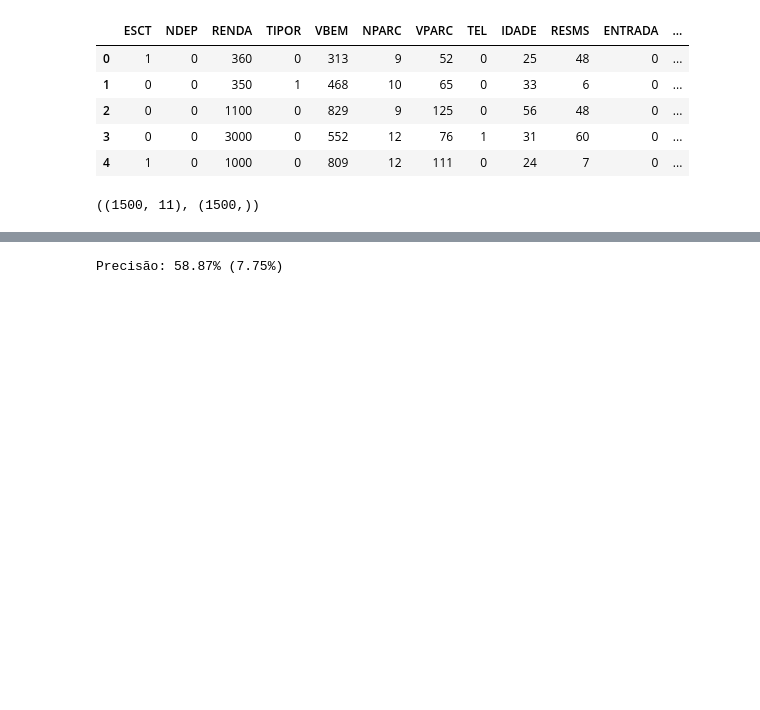
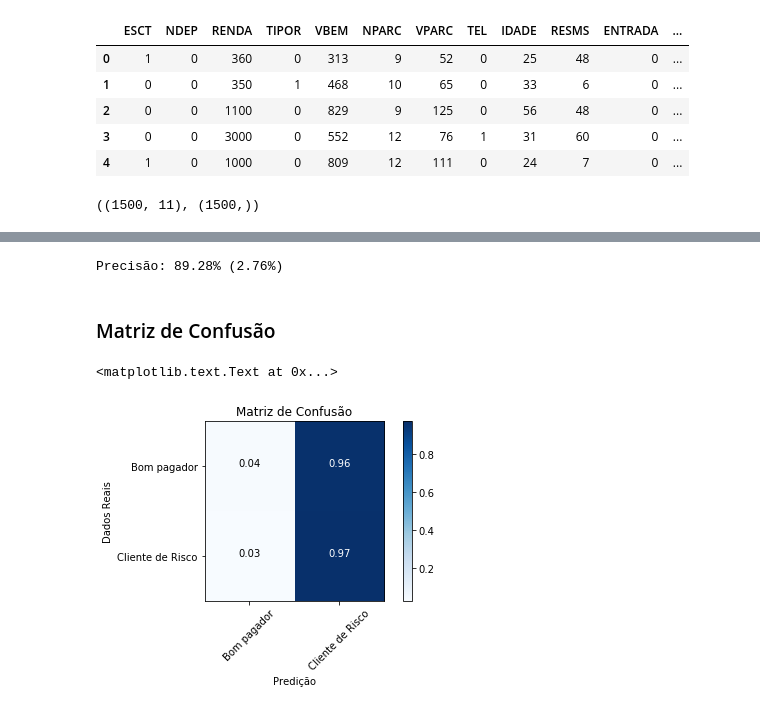
Before and after one commit to ramonsilvanet/trabalho-redes-neurais, a Jupyter notebook: exercício_1_emprestimo_bancario.ipynb, the cells around one changed output, grey strips where cells are left out. Drawn from its saved outputs; the diff is of its cells as text; code cells hidden in the pictures; blank space fills up the shorter version.

Commit message:
:imp:  Matriz de confusão

```diff
--- a/exercício_1_emprestimo_bancario.ipynb
+++ b/exercício_1_emprestimo_bancario.ipynb
@@ -103,18 +122,46 @@ encoded_T = encoder.transform(T)
 # %%
-def criar_modelo():
-    model = Sequential()
-    model.add(Dense(32, input_dim=11, kernel_initializer='normal', activation='relu'))
-    model.add(Dense(10, kernel_initializer='normal', activation='relu'))
-    model.add(Dense(1, activation='relu'))
-    model.compile(loss='binary_crossentropy', optimizer='rmsprop', metrics=['accuracy'])
-    return model
-
 estimators = []
 estimators.append(('standardize', StandardScaler()))
 estimators.append(('mlp', KerasClassifier(build_fn=criar_modelo, epochs=100, batch_size=300, verbose=0)))
 pipeline = Pipeline(estimators)
-kfold = StratifiedKFold(n_splits=50, shuffle=True, random_state=seed)
+kfold = StratifiedKFold(n_splits=10, shuffle=True, random_state=seed)
 results = cross_val_score(pipeline, P, encoded_T, cv=kfold)
+
 print("Precisão: %.2f%% (%.2f%%)" % (results.mean()*100, results.std()*100))
+
+results
 # %% [output]
-Precisão: 58.87% (7.75%)
+Precisão: 89.28% (2.76%)
+# %% [markdown]
+### Matriz de Confusão
+# %%
+model = criar_modelo()
+model.evaluate(P_test, T_test,verbose=0)
+predicoes = model.predict_classes(P_test,batch_size=300)
+
+classes = ['Bom pagador', 'Cliente de Risco']
+
+#Matriz de confusao
+cm = confusion_matrix(T_test,predicoes)
+cm = cm.astype('float') / cm.sum(axis=1)[:, np.newaxis]
+
+plt.imshow(cm, interpolation='nearest', cmap=plt.cm.Blues)
+plt.title("Matriz de Confusão")
+plt.colorbar()
+tick_marks = np.arange(len(classes))
+plt.xticks(tick_marks, classes, rotation=45)
+plt.yticks(tick_marks, classes)
+
+fmt = '.2f'
+thresh = cm.max() / 2.
+for i, j in itertools.product(range(cm.shape[0]), range(cm.shape[1])):
+    plt.text(j, i, format(cm[i, j], fmt),
+             horizontalalignment="center",
+             color="white" if cm[i, j] > thresh else "black")
+
+plt.tight_layout()
+plt.ylabel('Dados Reais')
+plt.xlabel('Predição')
+# %% [output]
+<matplotlib.text.Text at 0x...>
+[figure, added]
```
Also changed, not shown: parts of 4 cells of this notebook.
